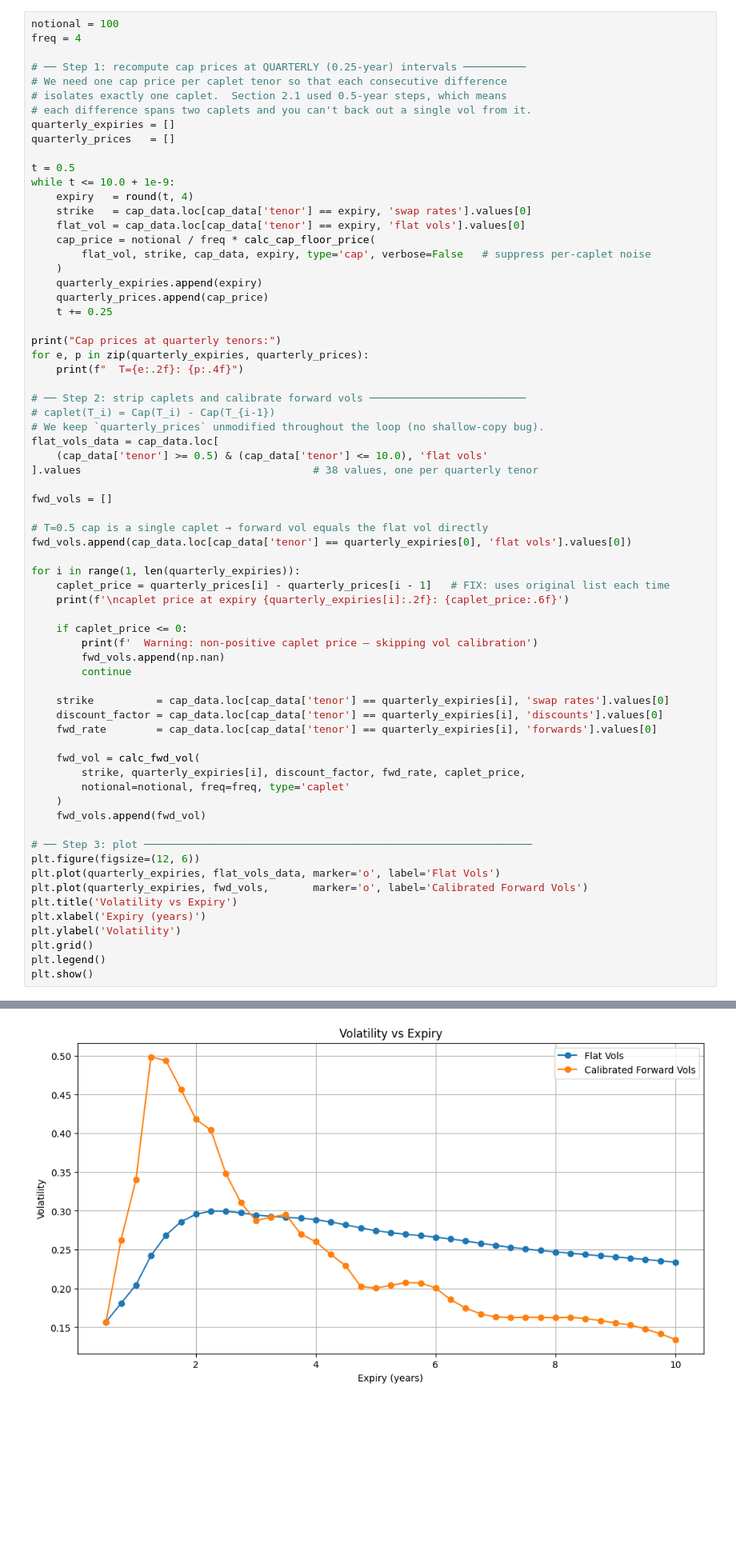
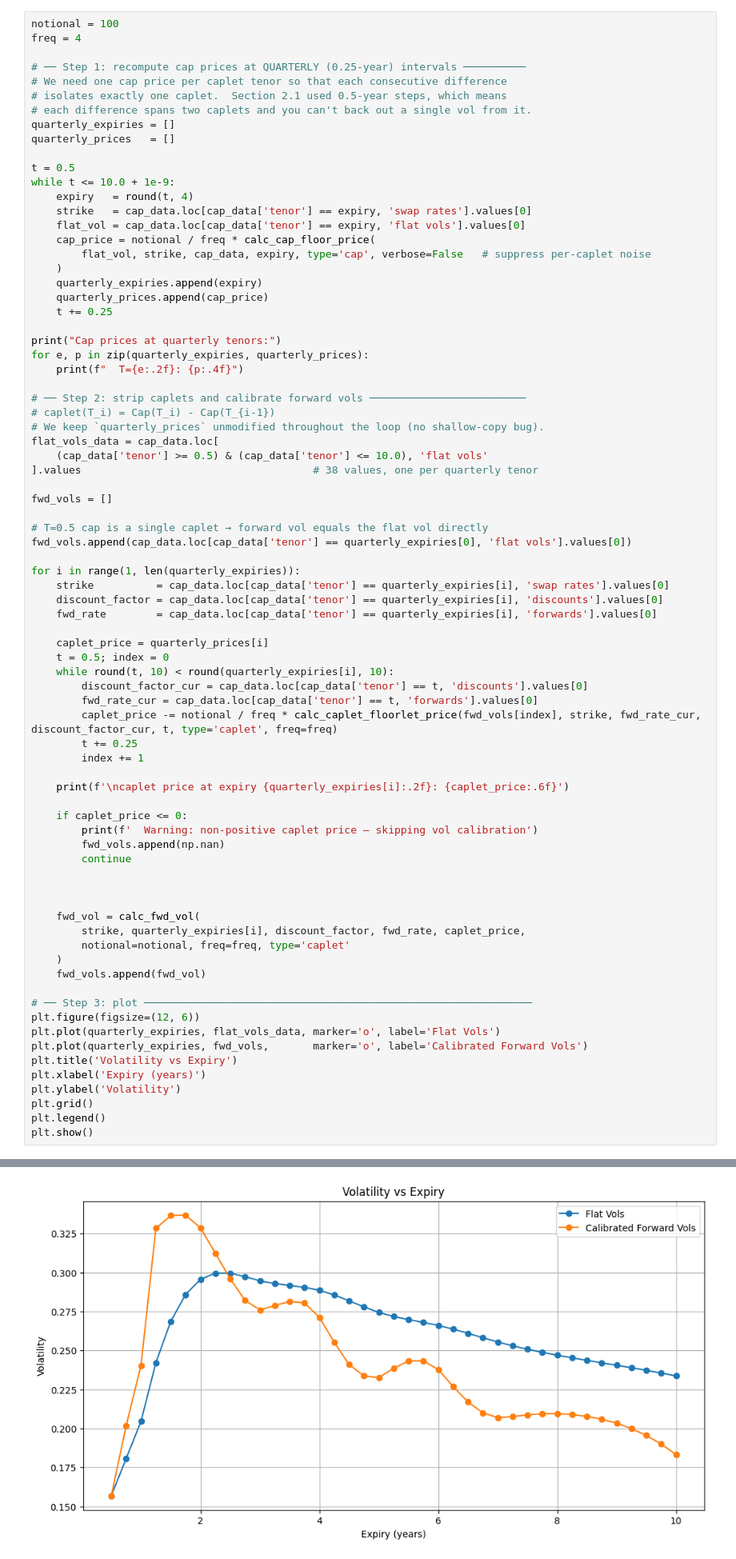
Before and after one commit to mliew123/FIMN375-A, a Jupyter notebook: TanwirSilar/Assignment2/StrippingCaps.ipynb, the cells around one changed output, grey strips where cells are left out. Shown at 80% size. Drawn from its saved outputs; the diff is of its cells as text; blank space fills up the shorter version.

```diff
--- a/TanwirSilar/Assignment2/StrippingCaps.ipynb
+++ b/TanwirSilar/Assignment2/StrippingCaps.ipynb
@@ -320,7 +320,19 @@ fwd_vols = []
 fwd_vols.append(cap_data.loc[cap_data['tenor'] == quarterly_expiries[0], 'flat vols'].values[0])
 
 for i in range(1, len(quarterly_expiries)):
-    caplet_price = quarterly_prices[i] - quarterly_prices[i - 1]   # FIX: uses original list each time
+    strike          = cap_data.loc[cap_data['tenor'] == quarterly_expiries[i], 'swap rates'].values[0]
+    discount_factor = cap_data.loc[cap_data['tenor'] == quarterly_expiries[i], 'discounts'].values[0]
+    fwd_rate        = cap_data.loc[cap_data['tenor'] == quarterly_expiries[i], 'forwards'].values[0]
+
+    caplet_price = quarterly_prices[i]
+    t = 0.5; index = 0
+    while round(t, 10) < round(quarterly_expiries[i], 10):
+        discount_factor_cur = cap_data.loc[cap_data['tenor'] == t, 'discounts'].values[0]
+        fwd_rate_cur = cap_data.loc[cap_data['tenor'] == t, 'forwards'].values[0]
+        caplet_price -= notional / freq * calc_caplet_floorlet_price(fwd_vols[index], strike, fwd_rate_cur, discount_factor_cur, t, type='caplet', freq=freq)
+        t += 0.25
+        index += 1
+
     print(f'\ncaplet price at expiry {quarterly_expiries[i]:.2f}: {caplet_price:.6f}')
 
     if caplet_price <= 0:
@@ -328,9 +340,7 @@ for i in range(1, len(quarterly_expiries)):
         fwd_vols.append(np.nan)
         continue
 
-    strike          = cap_data.loc[cap_data['tenor'] == quarterly_expiries[i], 'swap rates'].values[0]
-    discount_factor = cap_data.loc[cap_data['tenor'] == quarterly_expiries[i], 'discounts'].values[0]
-    fwd_rate        = cap_data.loc[cap_data['tenor'] == quarterly_expiries[i], 'forwards'].values[0]
+
 
     fwd_vol = calc_fwd_vol(
         strike, quarterly_expiries[i], discount_factor, fwd_rate, caplet_price,
@@ -369 +379 @@ calibrated forward vol for caplet at expiry: 10.00 | strike: 0.0364, fwd rate: 0
-[figure, old version]
+[figure, new version]
```
Also changed, not shown: parts of 1 cell of this notebook.
